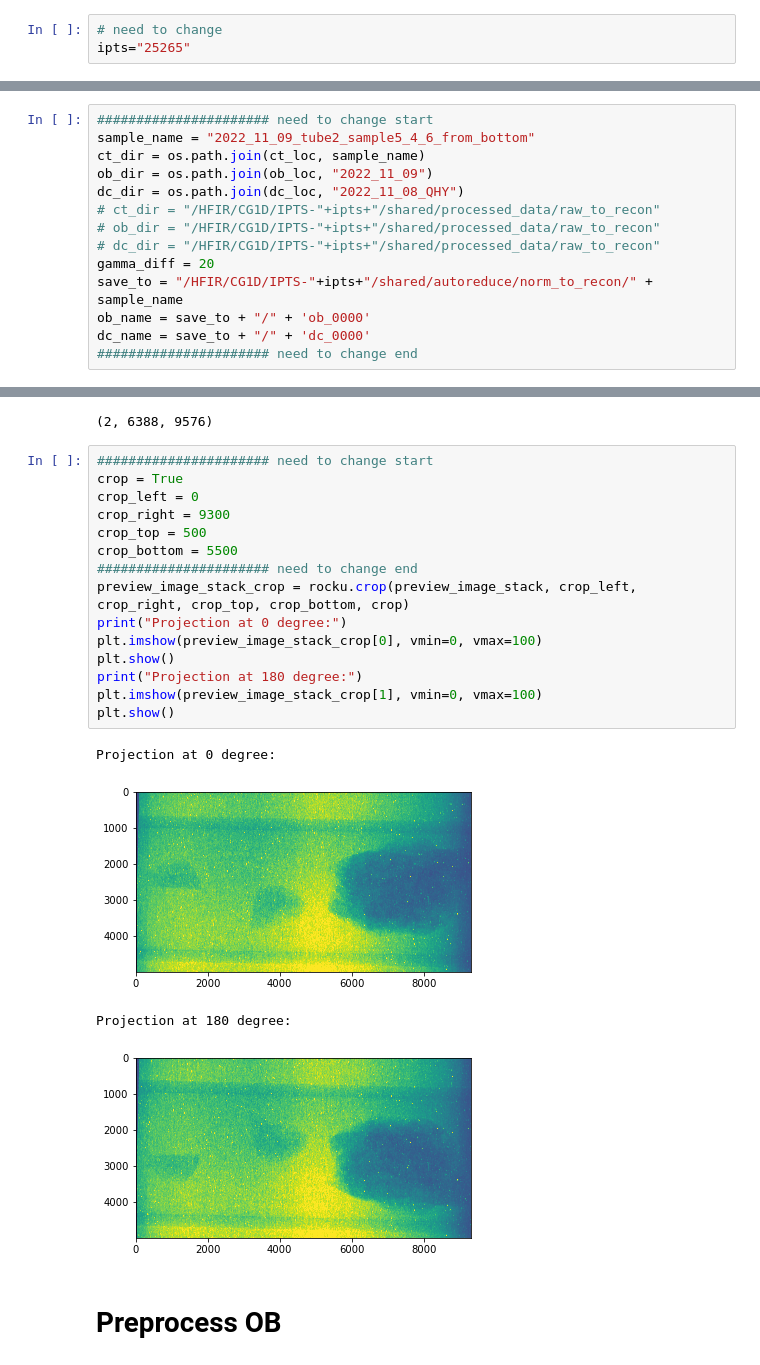
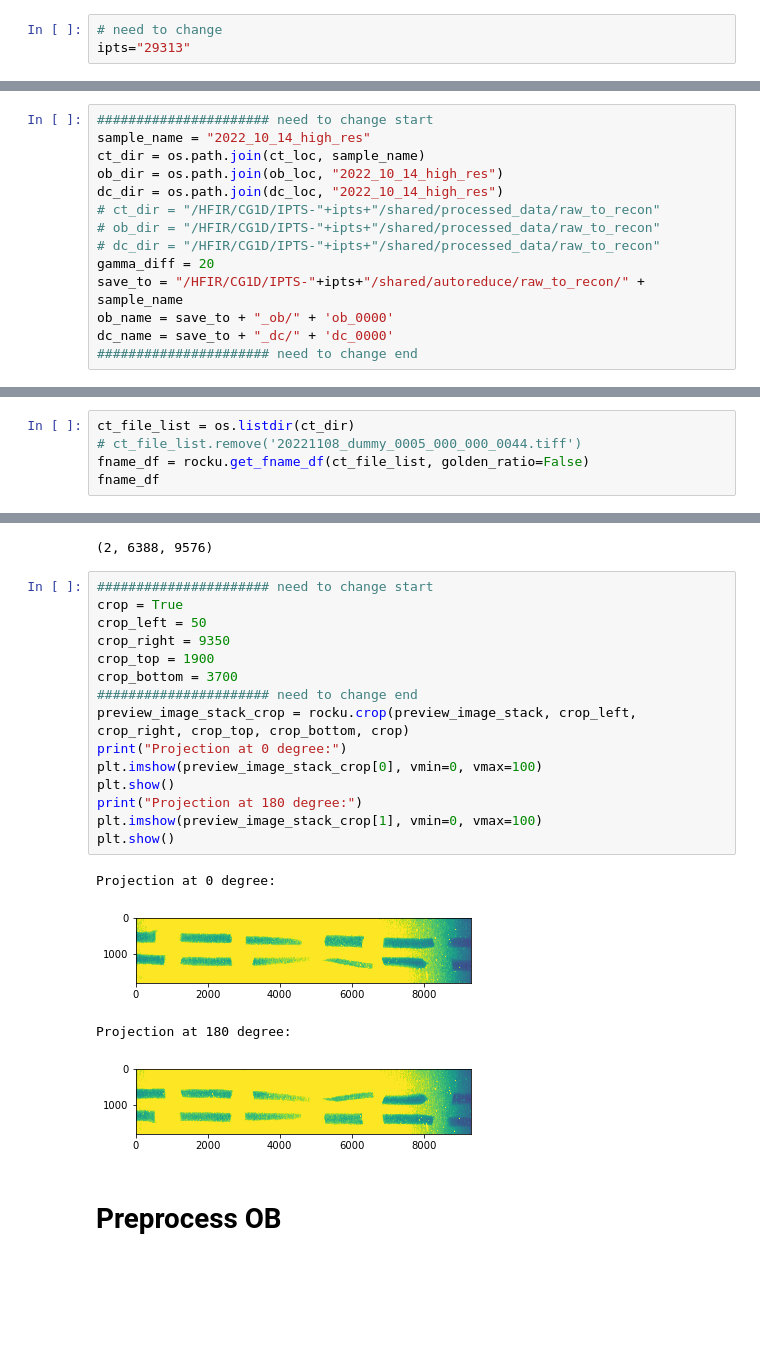
Before and after one commit to zhangy6x/research_stuff, a Jupyter notebook: jupyter_notebooks/norm_recon/preprocess_high_res_files_master.ipynb, the cells around one changed output, grey strips where cells are left out. Drawn from its saved outputs; the diff is of its cells as text; blank space fills up the shorter version.

```diff
--- a/jupyter_notebooks/norm_recon/preprocess_high_res_files_master.ipynb
+++ b/jupyter_notebooks/norm_recon/preprocess_high_res_files_master.ipynb
@@ -12,7 +12,7 @@ import dxchange
 olefile module not found
 # %%
 # need to change
-ipts="25265"
+ipts="29313"
 # %%
 ct_loc = "/HFIR/CG1D/IPTS-"+ipts+"/raw/ct_scans"
 os.listdir(ct_loc)
@@ -32,16 +35,21 @@ os.listdir(dc_loc)
 # %%
 ###################### need to change start
-sample_name = "2022_11_09_tube2_sample5_4_6_from_bottom"
+sample_name = "2022_10_14_high_res"
 ct_dir = os.path.join(ct_loc, sample_name)
-ob_dir = os.path.join(ob_loc, "2022_11_09")
-dc_dir = os.path.join(dc_loc, "2022_11_08_QHY")
+ob_dir = os.path.join(ob_loc, "2022_10_14_high_res")
+dc_dir = os.path.join(dc_loc, "2022_10_14_high_res")
 # ct_dir = "/HFIR/CG1D/IPTS-"+ipts+"/shared/processed_data/raw_to_recon"
 # ob_dir = "/HFIR/CG1D/IPTS-"+ipts+"/shared/processed_data/raw_to_recon"
 # dc_dir = "/HFIR/CG1D/IPTS-"+ipts+"/shared/processed_data/raw_to_recon"
 gamma_diff = 20
-save_to = "/HFIR/CG1D/IPTS-"+ipts+"/shared/autoreduce/norm_to_recon/" + sample_name
-ob_name = save_to + "/" + 'ob_0000'
-dc_name = save_to + "/" + 'dc_0000'
+save_to = "/HFIR/CG1D/IPTS-"+ipts+"/shared/autoreduce/raw_to_recon/" + sample_name
+ob_name = save_to + "_ob/" + 'ob_0000'
+dc_name = save_to + "_dc/" + 'dc_0000'
 ###################### need to change end
 # %% [markdown]
 # Find ROI and crop
+# %%
+ct_file_list = os.listdir(ct_dir)
+# ct_file_list.remove('20221108_dummy_0005_000_000_0044.tiff')
+fname_df = rocku.get_fname_df(ct_file_list, golden_ratio=False)
+fname_df
@@ -91,23 +110,23 @@ preview_image_stack.shape
 # %%
 ###################### need to change start
 crop = True
-crop_left = 0
-crop_right = 9300
-crop_top = 500
-crop_bottom = 5500
+crop_left = 50
+crop_right = 9350
+crop_top = 1900
+crop_bottom = 3700
 ###################### need to change end
 preview_image_stack_crop = rocku.crop(preview_image_stack, crop_left, crop_right, crop_top, crop_bottom, crop)
 print("Projection at 0 degree:")
 plt.imshow(preview_image_stack_crop[0], vmin=0, vmax=100)
 plt.show()
 print("Projection at 180 degree:")
 plt.imshow(preview_image_stack_crop[1], vmin=0, vmax=100)
 plt.show()
 # %% [output]
 Projection at 0 degree:
-[figure, old version]
+[figure, new version]
 Projection at 180 degree:
-[figure, old version]
+[figure, new version]
 # %% [markdown]
 # Preprocess OB
 # %%
```
Also changed, not shown: parts of 10 cells of this notebook, 5 other files.
